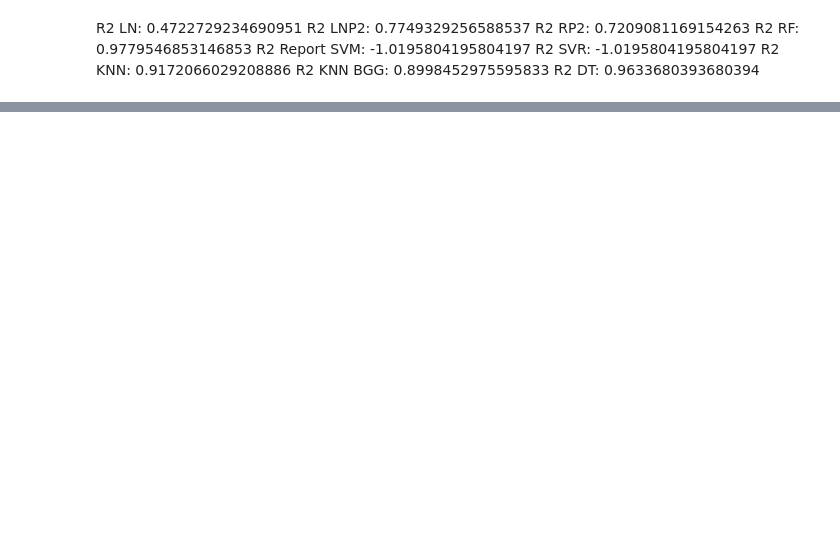
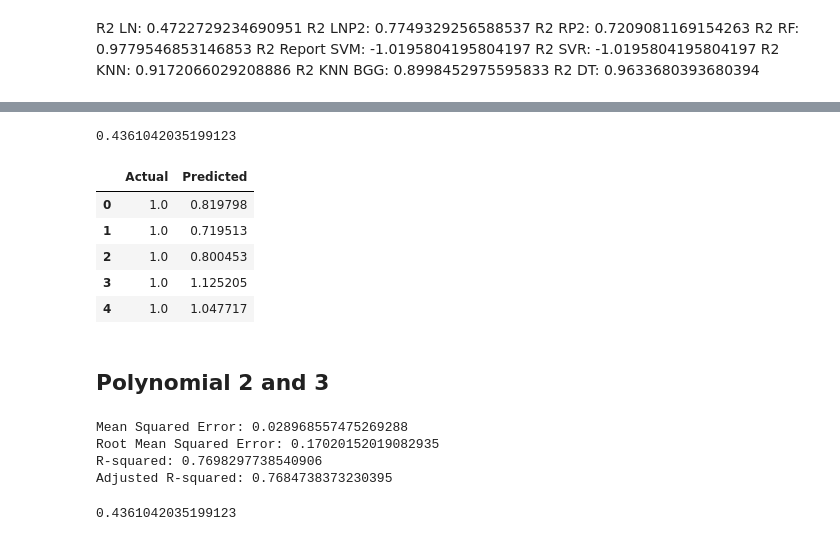
Before and after one commit to izazaka/ML, a Jupyter notebook: PCA.ipynb, the cells around one changed output, grey strips where cells are left out. Saved outputs shown, nothing was run; the diff lists cells and outputs as text; code cells hidden in the pictures; blank space fills up the shorter version.

```diff
--- a/PCA.ipynb
+++ b/PCA.ipynb
@@ -1355,0 +2318,2 @@ R2 DT: 0.9633680393680394
+# %%
+X_train, X_test, y_train, y_test = train_test_split(X_scaled, y, test_size = 0.3, random_state = 12)
@@ -1355,0 +2326,6 @@ R2 DT: 0.9633680393680394
+# %%
+pca = PCA(n_components = 4)
+
+X_train_pca = pca.fit_transform(X_train)
+
+X_test_pca = pca.transform(X_test)
@@ -1355,0 +2362,19 @@ R2 DT: 0.9633680393680394
+# %%
+linear_reg = LinearRegression()
+
+linear_reg.fit(X_train_pca, y_train)
+
+yp_lr = linear_reg.predict(X_test_pca)
+
+mse = mean_squared_error(y_test, yp_lr)
+mse_r = mean_squared_error(y_test, yp_lr, squared = False)
+r2 = r2_score(y_test, yp_lr)
+
+n = len(y_test)
+k = X_train_pca.shape[1]
+adj_r2 = 1 - ((1 - r2) * (n - 1) / (n - k - 1))
+
+print(f'Mean Squared Error: {mse}')
+print(f'Root Mean Squared Error: {mse_r}')
+print(f'R-squared: {r2}')
+print(f'Adjusted R-squared: {adj_r2}')
@@ -1355,0 +2415,17 @@ R2 DT: 0.9633680393680394
+# %%
+score_l = cross_val_score(LinearRegression(), X_test_pca, y_test, cv = 5, scoring = 'r2').mean()
+score_l
+# %% [output]
+0.4361042035199123
+# %%
+pred = pd.DataFrame({'Actual': y_test, 'Predicted': yp_lr})
+pred.head()
+# %% [output]
+|  | Actual | Predicted |
+| 0 | 1.0 | 0.819798 |
+| 1 | 1.0 | 0.719513 |
+| 2 | 1.0 | 0.800453 |
+| 3 | 1.0 | 1.125205 |
+| 4 | 1.0 | 1.047717 |
+# %% [markdown]
+## Polynomial 2 and 3
@@ -1355,0 +2434,33 @@ R2 DT: 0.9633680393680394
+# %%
+poly_features = PolynomialFeatures(degree = 2)
+
+X_train_poly = poly_features.fit_transform(X_train_pca)
+X_test_poly = poly_features.transform(X_test_pca)
+
+poly_reg = LinearRegression()
+poly_reg.fit(X_train_poly, y_train)
+
+yp_p2 = poly_reg.predict(X_test_poly)
+
+mse = mean_squared_error(y_test, yp_p2)
+mse_r = mean_squared_error(y_test, yp_p2, squared = False)
+r2 = r2_score(y_test, yp_p2)
+
+n = len(y_test)
+k = X_train_pca.shape[1]  # Number of features
+adj_r2 = 1 - ((1 - r2) * (n - 1) / (n - k - 1))
+
+print(f'Mean Squared Error: {mse}')
+print(f'Root Mean Squared Error: {mse_r}')
+print(f'R-squared: {r2}')
+print(f'Adjusted R-squared: {adj_r2}')
+# %% [output]
+Mean Squared Error: 0.028968557475269288
+Root Mean Squared Error: 0.17020152019082935
+R-squared: 0.7698297738540906
+Adjusted R-squared: 0.7684738373230395
+# %%
+score_lp2 = cross_val_score(poly_reg, X_test_pca, y_test, cv = 5, scoring = 'r2').mean()
+score_lp2
+# %% [output]
+0.4361042035199123
```
Also changed, not shown: parts of 171 cells of this notebook, 2 other files.
